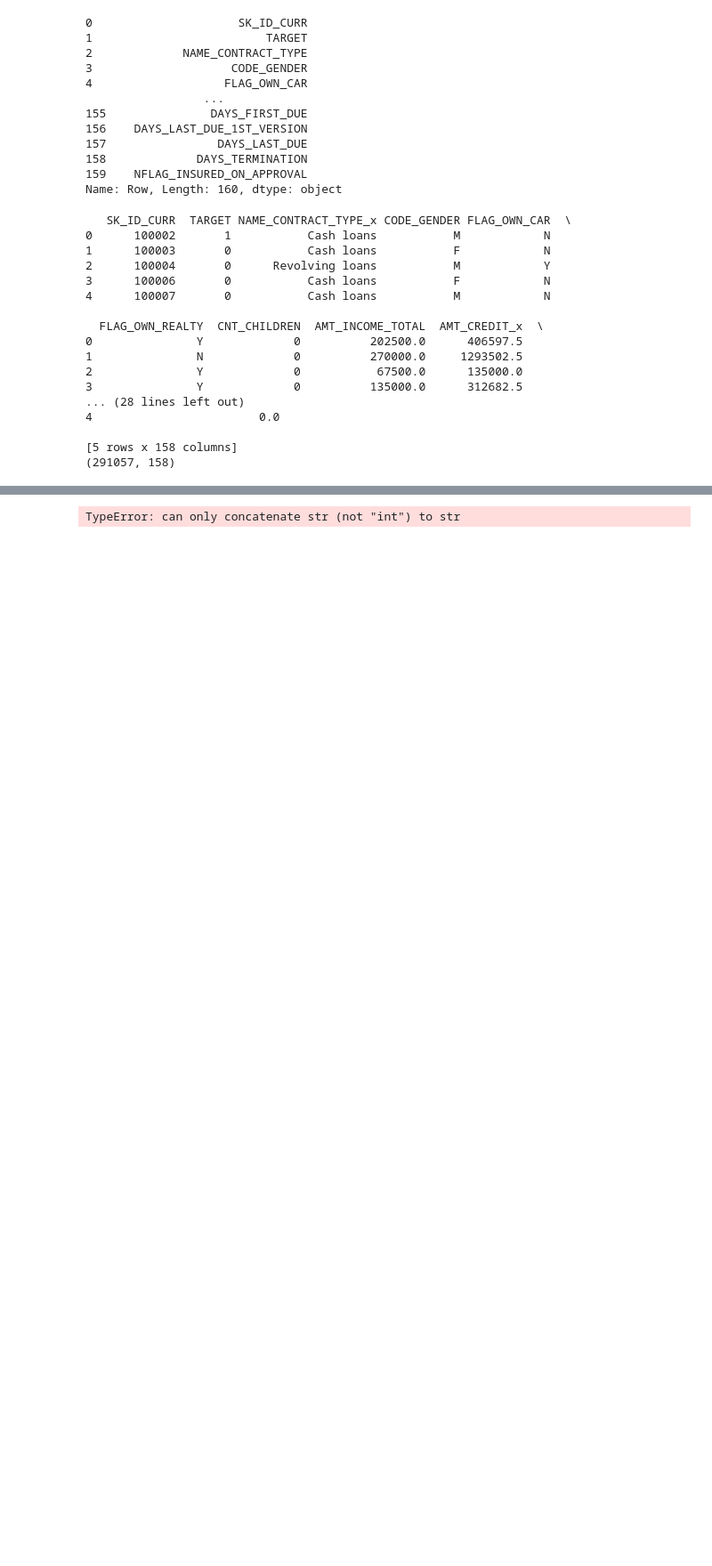
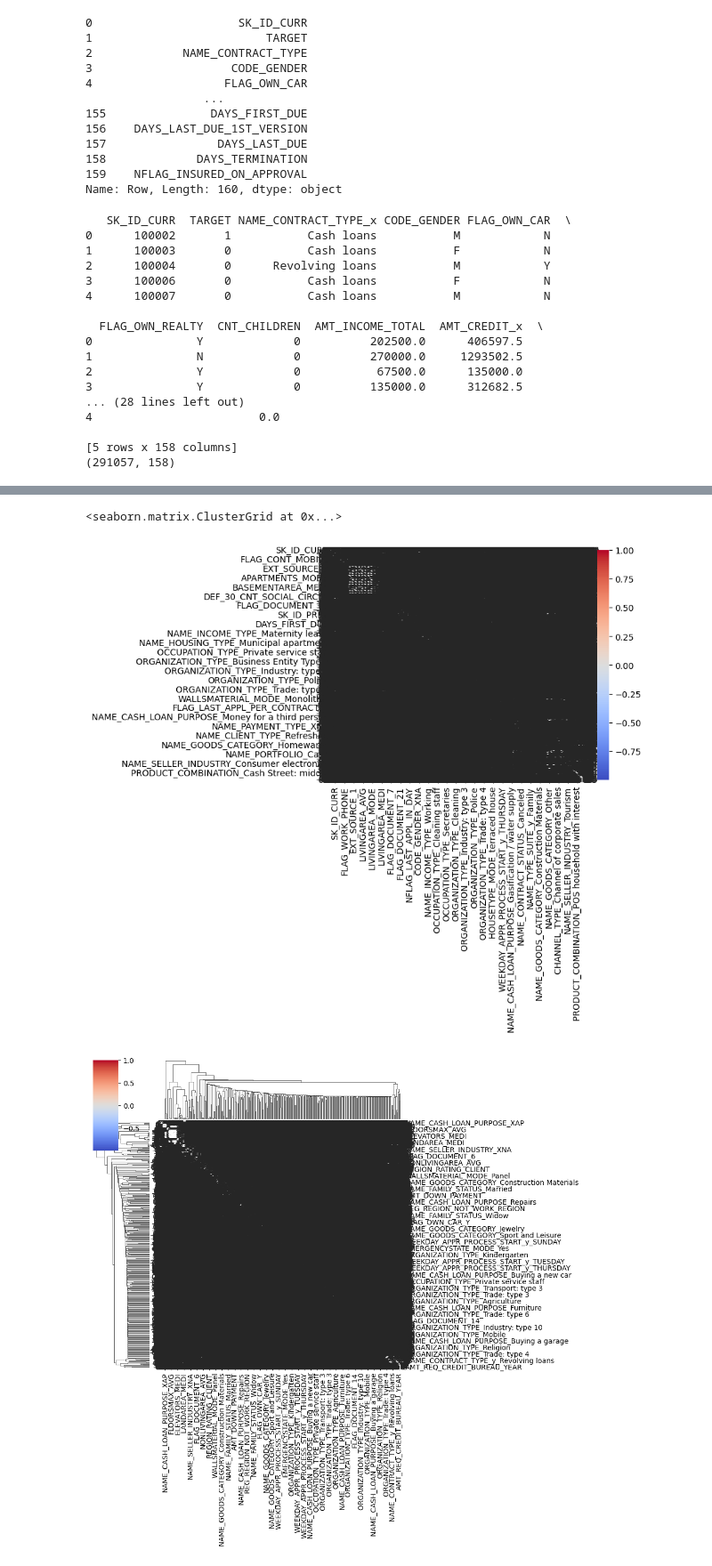
Before and after one commit to grasht/projects_ML_HW_3, a Jupyter notebook: HW3.ipynb, the cells around one changed output, grey strips where cells are left out. Shown at 89% size. Saved outputs shown, nothing was run; the diff lists cells and outputs as text; code cells hidden in the pictures; blank space fills up the shorter version.

```diff
--- a/HW3.ipynb
+++ b/HW3.ipynb
@@ -70,17 +77,34 @@ print(df.shape)
 # %%
 feature_names = df.columns.tolist()
 print(feature_names)
 
 #Map Correlations
 features = df[feature_names[:-1]]
 target = df[feature_names[-1]]
 X = features.copy()
 X = pd.get_dummies(X, drop_first=True)
 X = X.apply(pd.to_numeric, errors='coerce').astype(float)
 X = X.replace([np.inf, -np.inf], np.nan)
-X = X.fillna(df.mean())
-sns.heatmap(X.corr(), annot=True, cmap='coolwarm')
-sns.clustermap(X.corr(numeric_only=True), annot=True, cmap='coolwarm')
+
+# Impute NaN values with the mean of each column.
+# For columns that are entirely NaN, their mean will be NaN. Fill those with 0.
+X = X.fillna(X.mean(numeric_only=True)).fillna(0)
+
+# Drop columns with zero variance, as they will produce NaNs in correlation matrix
+std_dev = X.std()
+cols_to_drop_zero_variance = std_dev[std_dev == 0].index
+X = X.drop(columns=cols_to_drop_zero_variance)
+
+# Calculate correlation matrix
+corr_matrix = X.corr()
+
+# Ensure the correlation matrix itself does not contain any non-finite values
+corr_matrix = corr_matrix.fillna(0)
+
+sns.heatmap(corr_matrix, annot=True, cmap='coolwarm')
+sns.clustermap(corr_matrix, annot=True, cmap='coolwarm')
 # %% [output]
 ['SK_ID_CURR', 'TARGET', 'NAME_CONTRACT_TYPE_x', 'CODE_GENDER', 'FLAG_OWN_CAR', 'FLAG_OWN_REALTY', 'CNT_CHILDREN', 'AMT_INCOME_TOTAL', 'AMT_CREDIT_x', 'AMT_ANNUITY_x', 'AMT_GOODS_PRICE_x', 'NAME_TYPE_ ...
-TypeError: can only concatenate str (not "int") to str
+<seaborn.matrix.ClusterGrid at 0x...>
+[figure, added]
+[figure, added]
```
Also changed, not shown: parts of 13 cells of this notebook.
